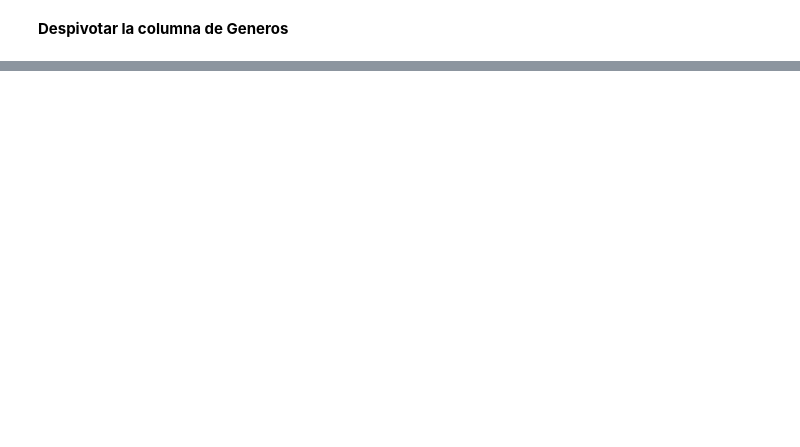
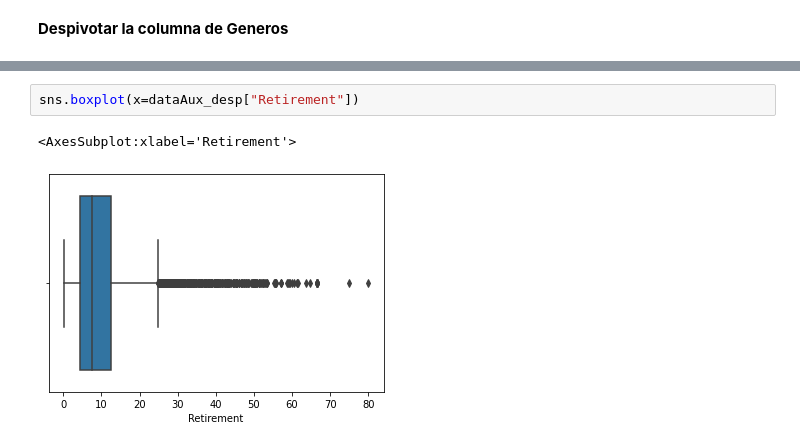
Before and after one commit to TFM-UAH-ammz/MainScrappingTool, a Jupyter notebook: src/dataAnalysis/analysis.ipynb, the cells around one changed output, grey strips where cells are left out. Drawn from its saved outputs; the diff is of its cells as text; blank space fills up the shorter version.

```diff
--- a/src/dataAnalysis/analysis.ipynb
+++ b/src/dataAnalysis/analysis.ipynb
@@ -418,3 +382,8 @@ dataAux.head()
 | 11 | Siege of Avalon | Siege of Avalon is a traditional ... | ['PC'] | [Top-Down, Real-Time, Action, Rol... | 2000-04-27 | NaN | NaN | NaN | NaN | ... |
 | 16 | Codename: Outbreak | In the early 21st century, a mete... | ['PC'] | [First-Person, Shooter] | 2001-11-25 | NaN | NaN | NaN | NaN | ... |
 | 22 | A Bird Story | From the creator of To the Moon: ... | ['PC'] | Adventure | 2014-11-07 | 2014-11-07 | NaN | NaN | NaN | ... |
+# %%
+sns.boxplot(x=dataAux_desp["Retirement"])
+# %% [output]
+<AxesSubplot:xlabel='Retirement'>
+[figure, added]
```
Also changed, not shown: parts of 48 cells of this notebook, 1 other file.
